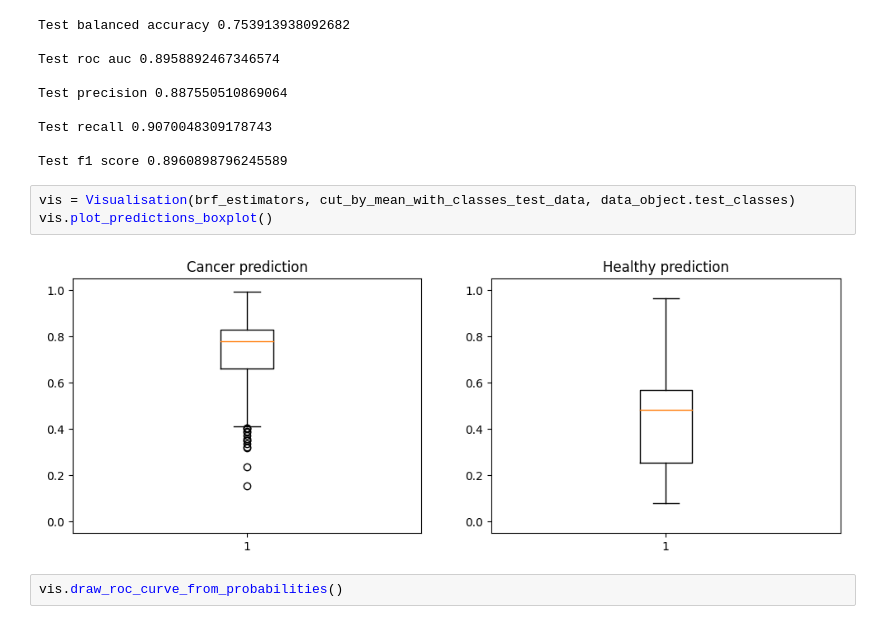
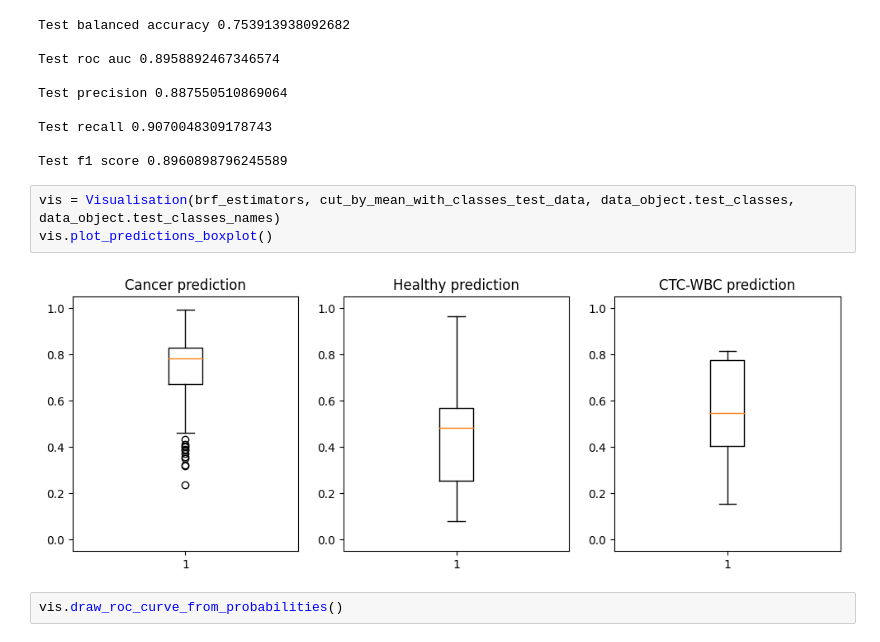
Before and after one commit to melehean/CTC-Detection, a Jupyter notebook: additional_test.ipynb, the cells around one changed output. Cells and saved outputs as stored; diff of their text form.

```diff
--- a/additional_test.ipynb
+++ b/additional_test.ipynb
@@ -839,10 +857,10 @@ Test recall 0.9070048309178743
 
 Test f1 score 0.8960898796245589
 # %%
-vis = Visualisation(brf_estimators, cut_by_mean_with_classes_test_data, data_object.test_classes)
+vis = Visualisation(brf_estimators, cut_by_mean_with_classes_test_data, data_object.test_classes, data_object.test_classes_names)
 vis.plot_predictions_boxplot()
 # %% [output]
-[figure, old version]
+[figure, new version]
 # %%
 vis.draw_roc_curve_from_probabilities()
 # %% [output]
```
Also changed, not shown: parts of 14 cells of this notebook, 4 other files.
